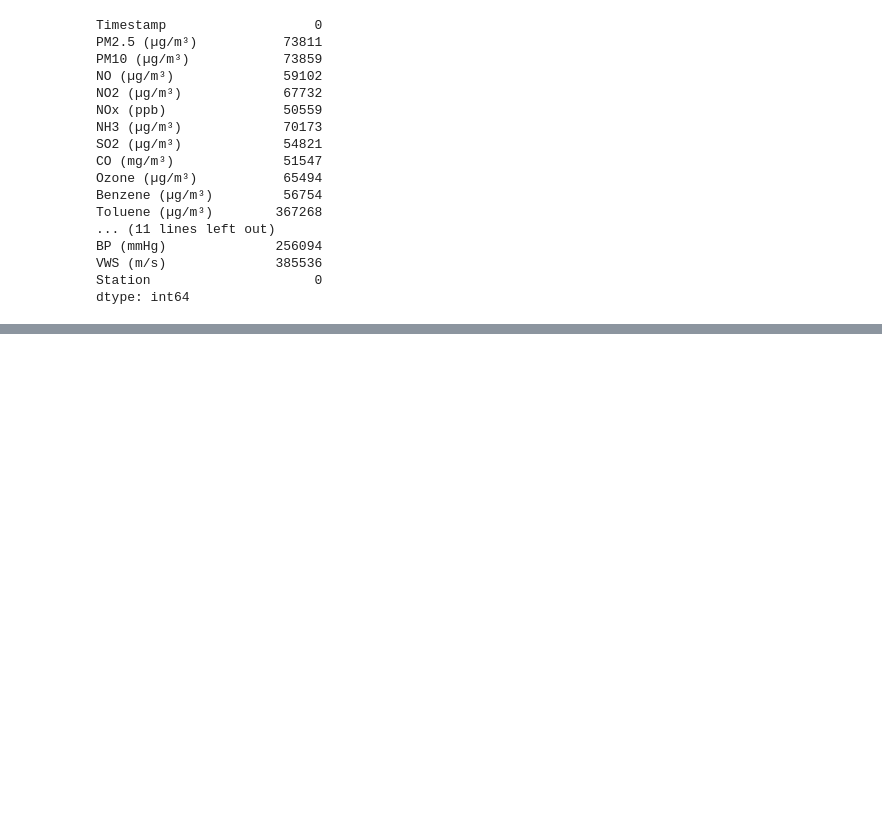
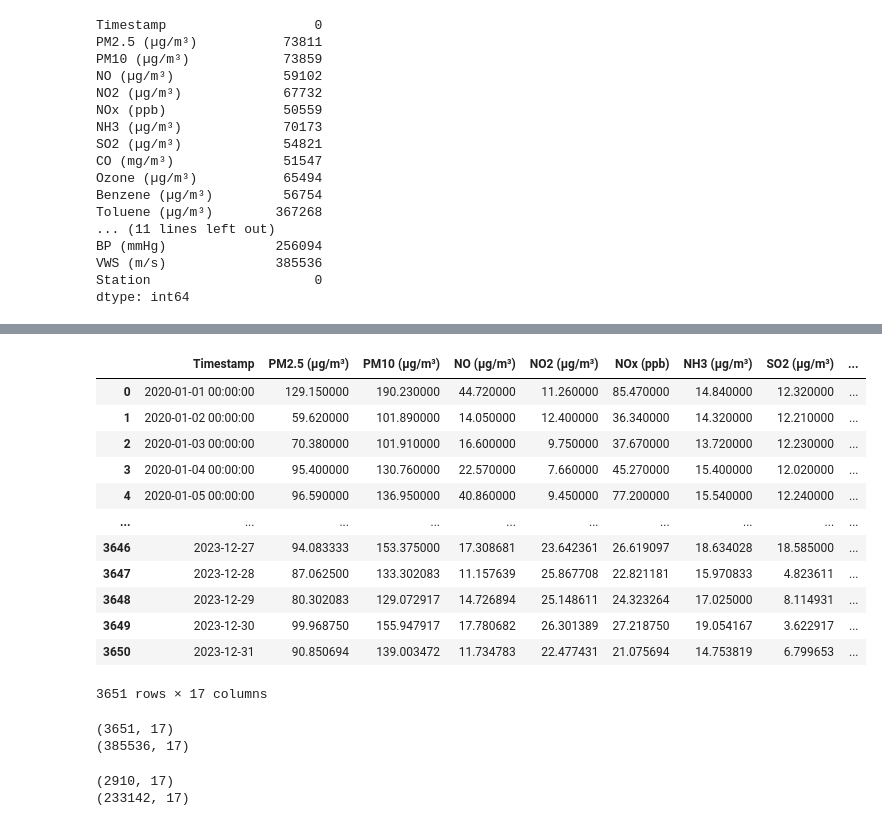
Before and after one commit to GullibleSandwich/ML-Project-CS361, a Jupyter notebook: preprocessing.ipynb, the cells around one changed output, grey strips where cells are left out. Drawn from its saved outputs; the diff is of its cells as text; code cells hidden in the pictures; blank space fills up the shorter version.

```diff
--- a/preprocessing.ipynb
+++ b/preprocessing.ipynb
@@ -132,0 +159,40 @@ df_15m.head()
+# %%
+# calculate 24hr avg over 1hr intervals, out of which data of 16 one-hr intervals must be present
+df_1d["PM2.5_24hr_avg"] = df_1d["PM2.5 (µg/m³)"].rolling(window = 24, min_periods = 16).mean().values
+df_1d["PM10_24hr_avg"] = df_1d["PM10 (µg/m³)"].rolling(window = 24, min_periods = 16).mean().values
+df_1d["NOx_24hr_avg"] = df_1d["NOx (ppb)"].rolling(window = 24, min_periods = 16).mean().values
+df_1d["NH3_24hr_avg"] = df_1d["NH3 (µg/m³)"].rolling(window = 24, min_periods = 16).mean().values
+df_1d["SO2_24hr_avg"] = df_1d["SO2 (µg/m³)"].rolling(window = 24, min_periods = 16).mean().values
+
+df_1d["CO_8hr_max"] = df_1d["CO (mg/m³)"].rolling(window = 8, min_periods = 1).max().values
+df_1d["O3_8hr_max"] = df_1d["Ozone (µg/m³)"].rolling(window = 8, min_periods = 1).max().values
+
+df_1d
+# %% [output]
+|  | Timestamp | PM2.5 (µg/m³) | PM10 (µg/m³) | NO (µg/m³) | NO2 (µg/m³) | NOx (ppb) | NH3 (µg/m³) | SO2 (µg/m³) | ... |
+| 0 | 2020-01-01 00:00:00 | 129.150000 | 190.230000 | 44.720000 | 11.260000 | 85.470000 | 14.840000 | 12.320000 | ... |
+| 1 | 2020-01-02 00:00:00 | 59.620000 | 101.890000 | 14.050000 | 12.400000 | 36.340000 | 14.320000 | 12.210000 | ... |
+| 2 | 2020-01-03 00:00:00 | 70.380000 | 101.910000 | 16.600000 | 9.750000 | 37.670000 | 13.720000 | 12.230000 | ... |
+| 3 | 2020-01-04 00:00:00 | 95.400000 | 130.760000 | 22.570000 | 7.660000 | 45.270000 | 15.400000 | 12.020000 | ... |
+| 4 | 2020-01-05 00:00:00 | 96.590000 | 136.950000 | 40.860000 | 9.450000 | 77.200000 | 15.540000 | 12.240000 | ... |
+| ... | ... | ... | ... | ... | ... | ... | ... | ... | ... |
+| 3646 | 2023-12-27 | 94.083333 | 153.375000 | 17.308681 | 23.642361 | 26.619097 | 18.634028 | 18.585000 | ... |
+| 3647 | 2023-12-28 | 87.062500 | 133.302083 | 11.157639 | 25.867708 | 22.821181 | 15.970833 | 4.823611 | ... |
+| 3648 | 2023-12-29 | 80.302083 | 129.072917 | 14.726894 | 25.148611 | 24.323264 | 17.025000 | 8.114931 | ... |
+| 3649 | 2023-12-30 | 99.968750 | 155.947917 | 17.780682 | 26.301389 | 27.218750 | 19.054167 | 3.622917 | ... |
+| 3650 | 2023-12-31 | 90.850694 | 139.003472 | 11.734783 | 22.477431 | 21.075694 | 14.753819 | 6.799653 | ... |
+3651 rows × 17 columns
+# %%
+print(df_1d.shape)
+print(df_15m.shape) # 10+7 cols
+# %% [output]
+(3651, 17)
+(385536, 17)
+# %%
+df_1d_clean = df_1d.dropna(inplace=False)
+df_15m_clean = df_15m.dropna(inplace=False)
+print(df_1d_clean.shape)
+print(df_15m_clean.shape)
+# %% [output]
+(2910, 17)
+(233142, 17)
```
Also changed, not shown: parts of 21 cells of this notebook.
